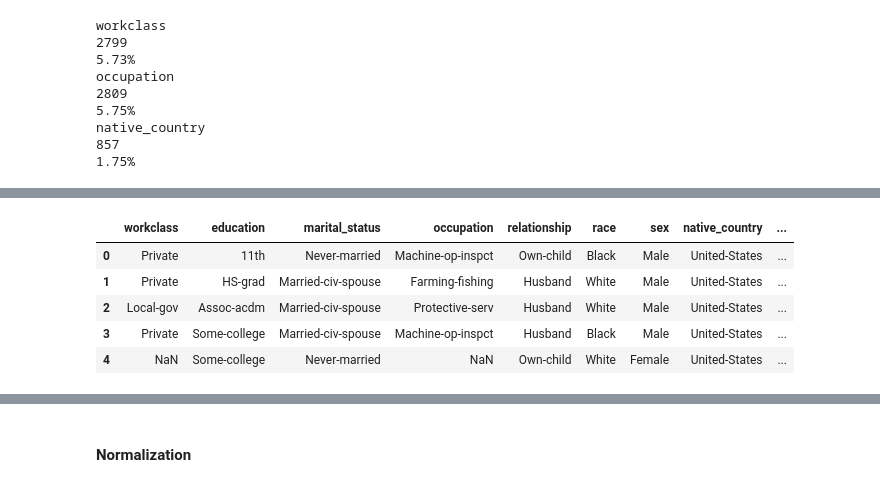
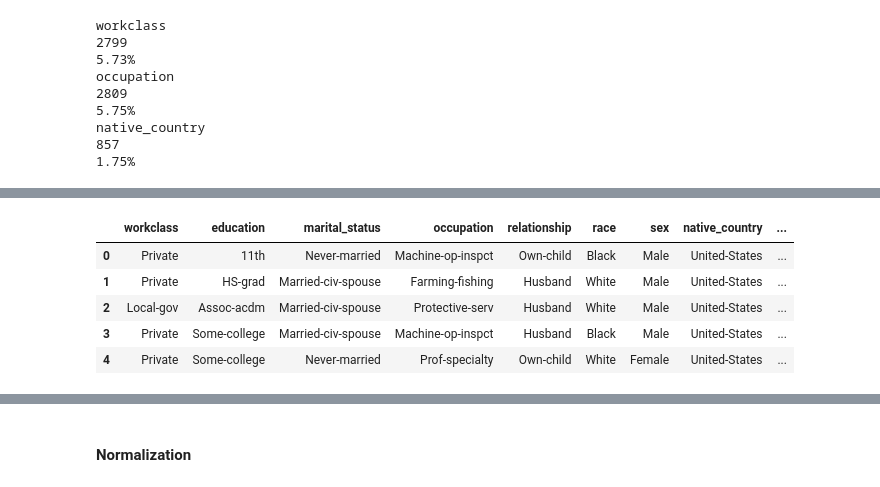
Before and after one commit to eva-f00/bayes_xml, a Jupyter notebook: Naive Bayes Classifier.ipynb, the cells around one changed output, grey strips where cells are left out. Drawn from its saved outputs; the diff is of its cells as text; code cells hidden in the pictures.

```diff
--- a/Naive Bayes Classifier.ipynb
+++ b/Naive Bayes Classifier.ipynb
@@ -19,11 +19,11 @@ from sklearn.metrics import fbeta_score
 <h2> Loading the dataset
 # %%
 #import dataset as ds
-data = 'C:/Users/evafi/bayes_xml/dataset/adult_income_dataset.csv'
-ds = pd.read_csv(data, sep=",")
+path = 'C:/Users/evafi/bayes_xml/dataset/adult_income_dataset.csv'
+data = pd.read_csv(path, sep=",")
 
 #top 5 of each column
-ds.head()
+data.head()
 # %% [output]
 |  | age | workclass | fnlwgt | education | educational-num | marital-status | occupation | relationship | ... |
 | 0 | 25 | Private | 226802 | 11th | 7 | Never-married | Machine-op-inspct | Own-child | ... |
@@ -43,8 +58,8 @@ ds.shape
 #rename column names
 col_names = ['age', 'workclass', 'fnlwgt', 'education', 'education_num', 'marital_status', 'occupation', 'relationship',
              'race', 'sex', 'capital_gain', 'capital_loss', 'hours_per_week', 'native_country', 'income']
-ds.columns = col_names
-ds.columns
+data.columns = col_names
+data.columns
 # %% [output]
 Index(['age', 'workclass', 'fnlwgt', 'education', 'education_num',
        'marital_status', 'occupation', 'relationship', 'race', 'sex',
@@ -115,10 +130,22 @@ native_country
 1.75%
 # %%
 # replace '?' values in workclass variable with `NaN`
-ds['workclass'].replace('?', np.NaN, inplace=True)
+data['workclass'].replace('?', np.NaN, inplace=True)
 
 # replace '?' values in occupation variable with `NaN`
-ds['occupation'].replace('?', np.NaN, inplace=True)
+data['occupation'].replace('?', np.NaN, inplace=True)
 
 # replace '?' values in native_country variable with `NaN`
-ds['native_country'].replace('?', np.NaN, inplace=True)
+data['native_country'].replace('?', np.NaN, inplace=True)
+
+# Fill missing values in 'workclass' column with mode
+mode_workclass = data['workclass'].mode()[0]
+data['workclass'].fillna(mode_workclass, inplace=True)
+
+# Fill missing values in 'occupation' column with mode
+mode_occupation = data['occupation'].mode()[0]
+data['occupation'].fillna(mode_occupation, inplace=True)
+
+# Fill missing values in 'native.country' column with mode
+mode_native_country = data['native_country'].mode()[0]
+data['native_country'].fillna(mode_native_country, inplace=True)
@@ -125,16 +172,16 @@ ds['native_country'].replace('?', np.NaN, inplace=True)
 # %%
 # find categorical variables
 
-categorical = [var for var in ds.columns if ds[var].dtype=='O']
+categorical = [var for var in data.columns if data[var].dtype=='O']
 
-ds[categorical].head()
+data[categorical].head()
 # %% [output]
 |  | workclass | education | marital_status | occupation | relationship | race | sex | native_country | ... |
 | 0 | Private | 11th | Never-married | Machine-op-inspct | Own-child | Black | Male | United-States | ... |
 | 1 | Private | HS-grad | Married-civ-spouse | Farming-fishing | Husband | White | Male | United-States | ... |
 | 2 | Local-gov | Assoc-acdm | Married-civ-spouse | Protective-serv | Husband | White | Male | United-States | ... |
 | 3 | Private | Some-college | Married-civ-spouse | Machine-op-inspct | Husband | Black | Male | United-States | ... |
-| 4 | NaN | Some-college | Never-married | NaN | Own-child | White | Female | United-States | ... |
+| 4 | Private | Some-college | Never-married | Prof-specialty | Own-child | White | Female | United-States | ... |
 # %%
 # check missing values in categorical variables
 
```
Also changed, not shown: parts of 29 cells of this notebook.
